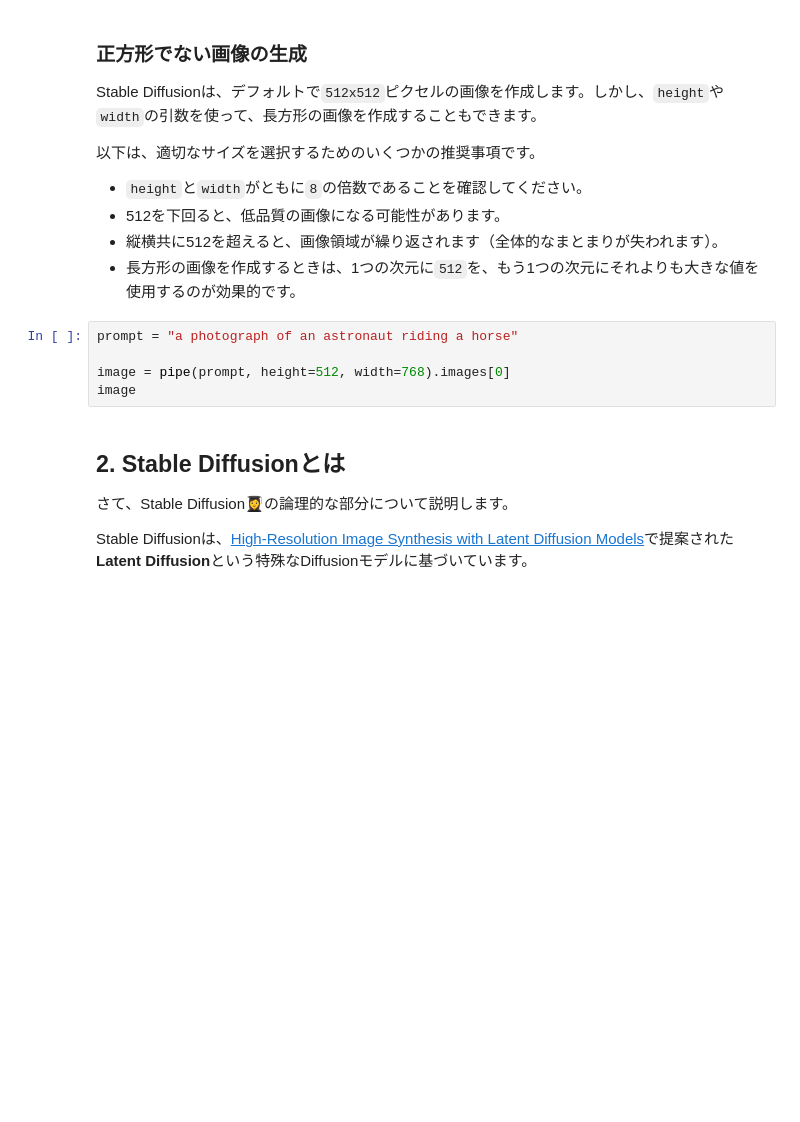
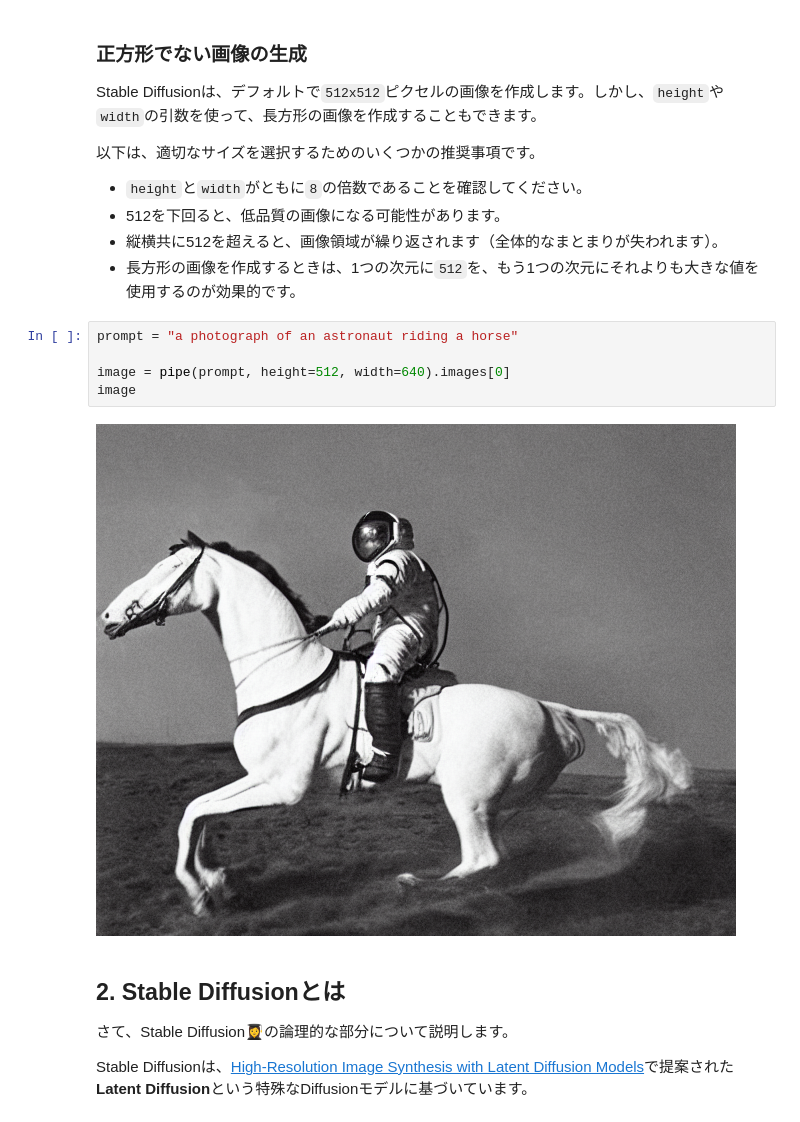
Before and after one commit to Tin-HoNDa/SotugyouKenkyuu, a Jupyter notebook: stable_diffusion.ipynb, the cells around one changed output. Saved outputs shown, nothing was run; the diff lists cells and outputs as text; blank space fills up the shorter version.

```diff
--- a/stable_diffusion.ipynb
+++ b/stable_diffusion.ipynb
@@ -139,8 +228,10 @@ Stable Diffusionは、デフォルトで`512x512`ピクセルの画像を作成
 # %%
 prompt = "a photograph of an astronaut riding a horse"
 
-image = pipe(prompt, height=512, width=768).images[0]
+image = pipe(prompt, height=512, width=640).images[0]
 image
+# %% [output]
+[figure, added]
 # %% [markdown]
 ## 2. Stable Diffusionとは
 
```
Also changed, not shown: parts of 14 cells of this notebook, 1 other file.
